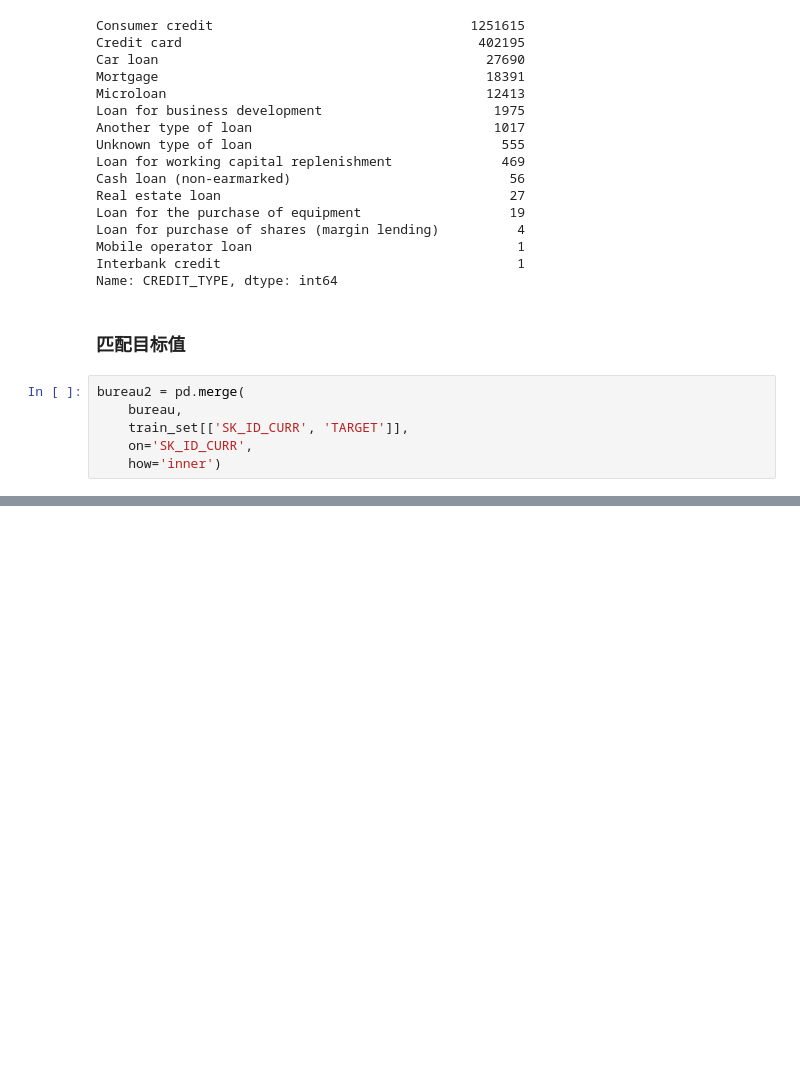
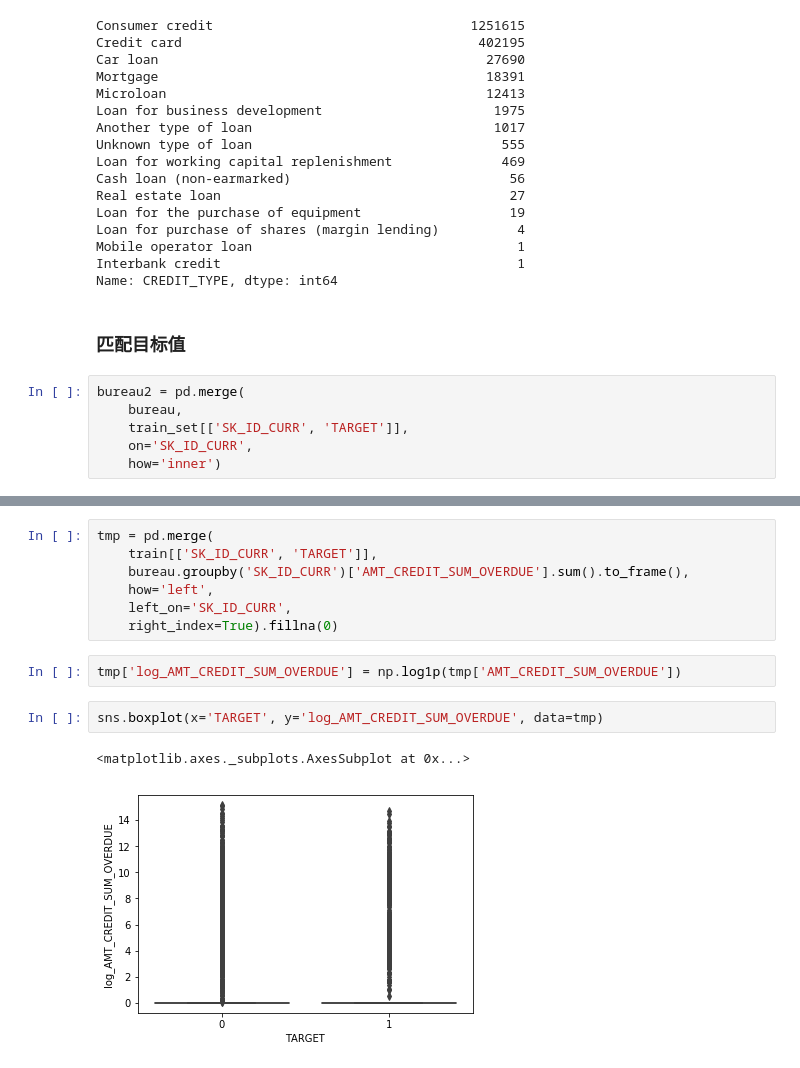
Before and after one commit to shenc3/kaggle_note, a Jupyter notebook: HomeCredit/Explore2.ipynb, the cells around one changed output, grey strips where cells are left out. Saved outputs shown, nothing was run; the diff lists cells and outputs as text; blank space fills up the shorter version.

```diff
--- a/HomeCredit/Explore2.ipynb
+++ b/HomeCredit/Explore2.ipynb
@@ -220,0 +240,14 @@ plot_cat(bureau2,
+# %%
+tmp = pd.merge(
+    train[['SK_ID_CURR', 'TARGET']],
+    bureau.groupby('SK_ID_CURR')['AMT_CREDIT_SUM_OVERDUE'].sum().to_frame(),
+    how='left',
+    left_on='SK_ID_CURR',
+    right_index=True).fillna(0)
+# %%
+tmp['log_AMT_CREDIT_SUM_OVERDUE'] = np.log1p(tmp['AMT_CREDIT_SUM_OVERDUE'])
+# %%
+sns.boxplot(x='TARGET', y='log_AMT_CREDIT_SUM_OVERDUE', data=tmp)
+# %% [output]
+<matplotlib.axes._subplots.AxesSubplot at 0x...>
+[figure, added]
```
Also changed, not shown: parts of 5 cells of this notebook.
